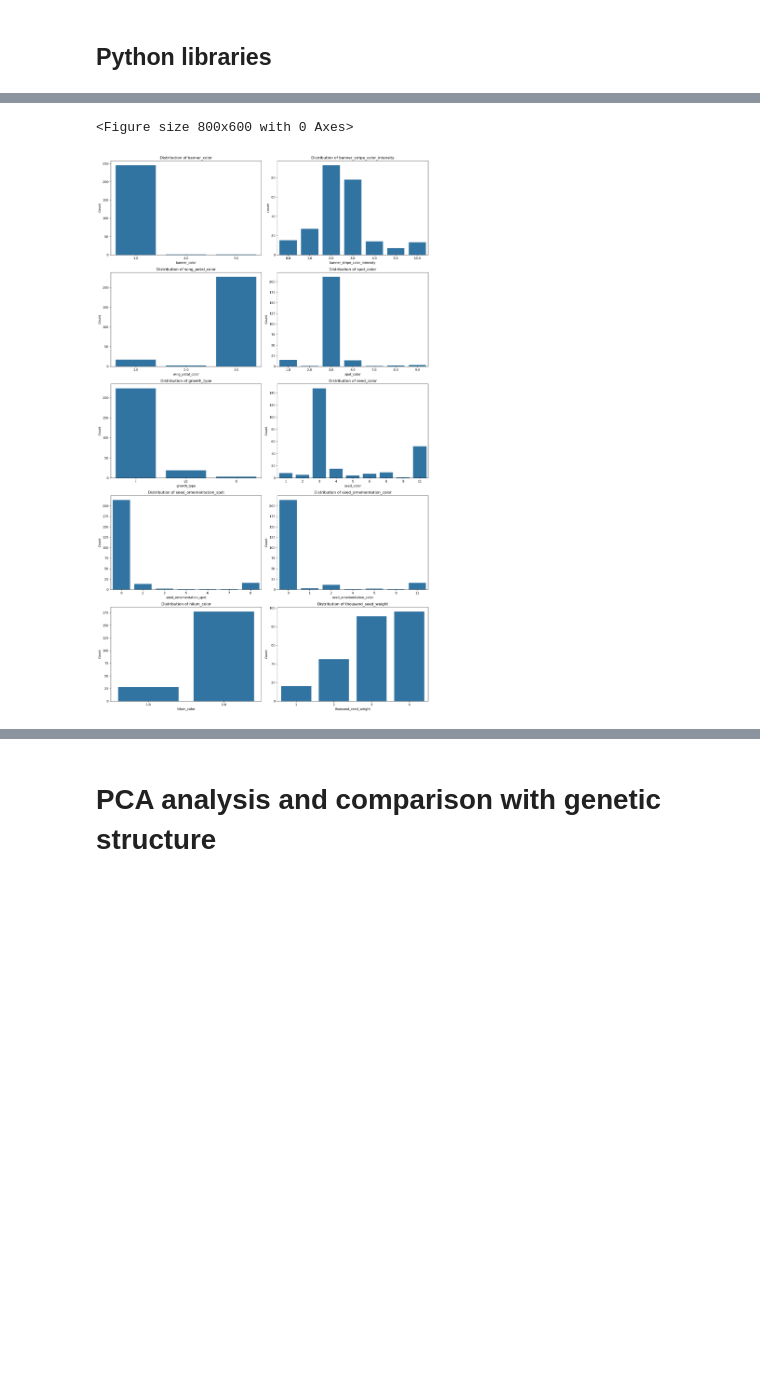
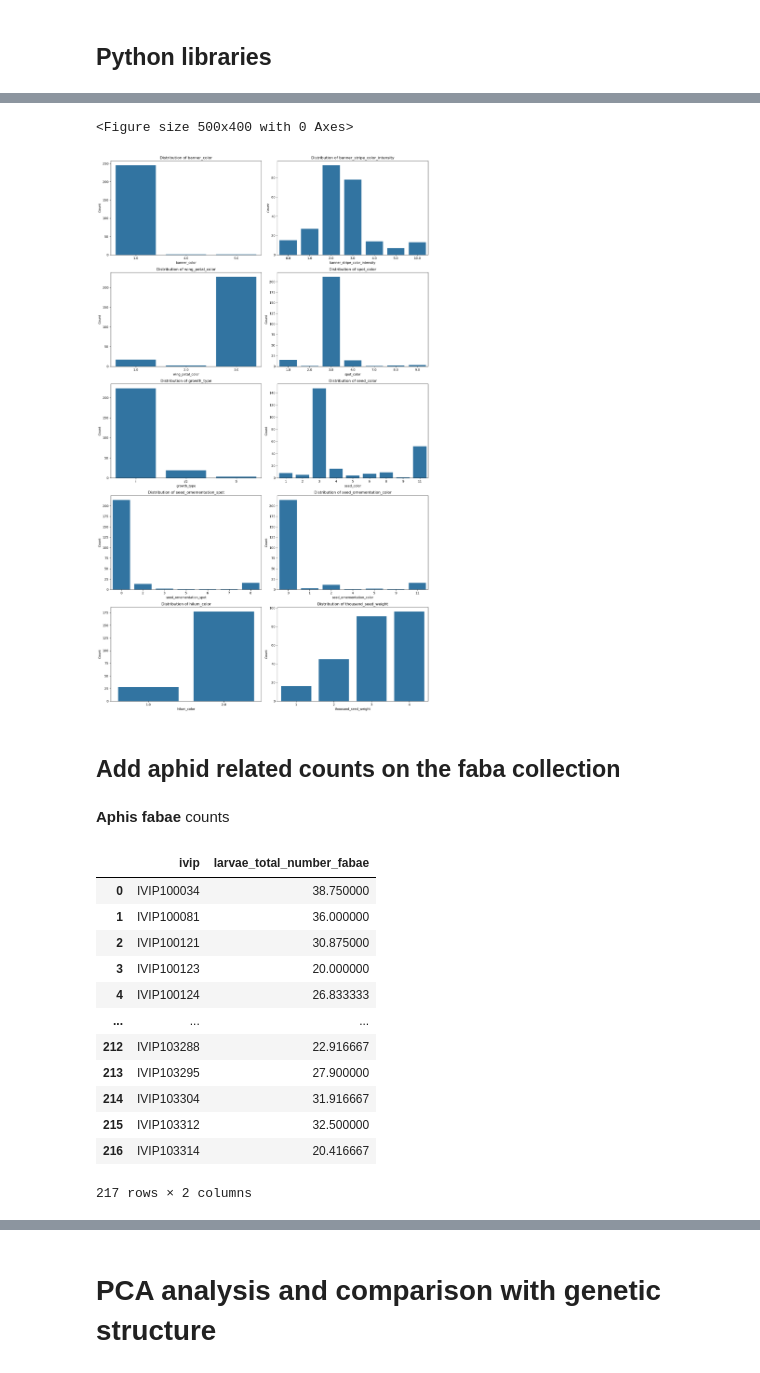
Before and after one commit to igepp-egi/faba_specifics, a Jupyter notebook: 02.analyses/01.GWAS/03.pop_structure_based_on_phenology/analysis_structure.ipynb, the cells around one changed output, grey strips where cells are left out. Cells and saved outputs as stored; diff of their text form; code cells hidden in the pictures; blank space fills up the shorter version.

```diff
--- a/02.analyses/01.GWAS/03.pop_structure_based_on_phenology/analysis_structure.ipynb
+++ b/02.analyses/01.GWAS/03.pop_structure_based_on_phenology/analysis_structure.ipynb
@@ -101,10 +103,39 @@ continuous_columns = ['sum_tem', 'height_at_flowering']
 ivip_date_columns = ['ivip', 'sowing_date', 'flowering_start_date']
 cols_to_drop = ivip_date_columns + continuous_columns
 
-# Plot the distributions of nominal and quantitative variables
+# Plot the distributions of nominal variables
 pheno_df_reduced = pheno_df.drop(cols_to_drop, axis=1)
 
-plot_nominal_distributions(pheno_df_reduced, width=8, height=6)
+plot_nominal_distributions(pheno_df_reduced, width=5, height=4)
 # %% [output]
-<Figure size 800x600 with 0 Axes>
+<Figure size 500x400 with 0 Axes>
 [figure]
+# %% [markdown]
+ ## Add aphid related counts on the faba collection
+# %% [markdown]
+**Aphis fabae** counts
+# %%
+aphis_fabae_data = pd.read_csv("../../../01.data/2023_screen_specifics_251genotypes/02.aphis_fabae_on_faba_collection/aphis_fabae_fecundity_on_faba_collection_2024-04-02.csv", sep=",")
+aphis_fabae_data_reduced = aphis_fabae_data.loc[:, ['ivip', 'larvae_total_number']].dropna()
+
+# Average number of larvae per ivip code
+aphis_fabae_data_averaged = aphis_fabae_data_reduced.groupby('ivip')['larvae_total_number'].mean()
+
+# Convert the series to a dataframe
+aphis_fabae_data_averaged = aphis_fabae_data_averaged.reset_index()
+aphis_fabae_data_averaged.rename(columns={'larvae_total_number': 'larvae_total_number_fabae'}, inplace=True)
+aphis_fabae_data_averaged
+# %% [output]
+|  | ivip | larvae_total_number_fabae |
+| 0 | IVIP100034 | 38.750000 |
+| 1 | IVIP100081 | 36.000000 |
+| 2 | IVIP100121 | 30.875000 |
+| 3 | IVIP100123 | 20.000000 |
+| 4 | IVIP100124 | 26.833333 |
+| ... | ... | ... |
+| 212 | IVIP103288 | 22.916667 |
+| 213 | IVIP103295 | 27.900000 |
+| 214 | IVIP103304 | 31.916667 |
+| 215 | IVIP103312 | 32.500000 |
+| 216 | IVIP103314 | 20.416667 |
+217 rows × 2 columns
```
Also changed, not shown: parts of 13 cells of this notebook, 1 other file.
